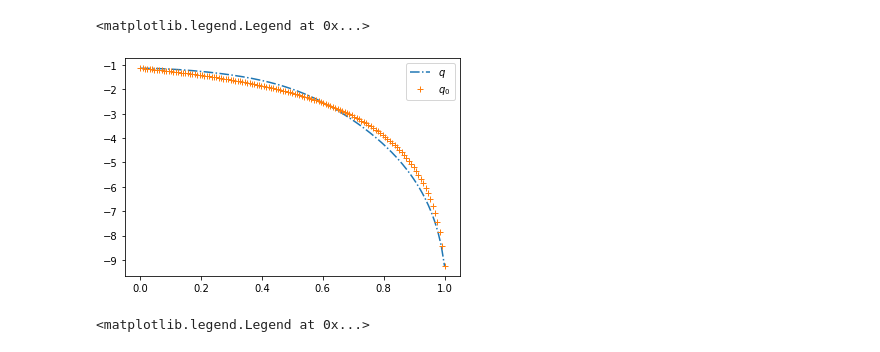
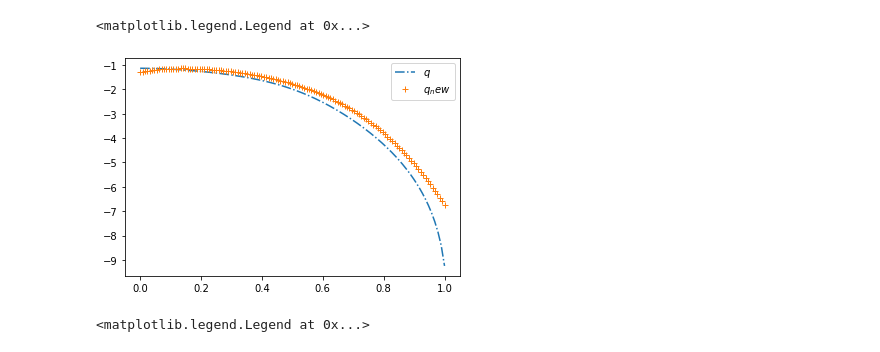
Before and after one commit to fusion-yun/fytok_old, a Jupyter notebook: examples/fytok.ipynb, the cells around one changed output. Cells and saved outputs as stored; diff of their text form; code cells hidden in the pictures.

```diff
--- a/examples/fytok.ipynb
+++ b/examples/fytok.ipynb
@@ -111,11 +113,11 @@ Maximum boundary residual: 0.00e+00
 # %%
 plt.plot(tok.equilibrium.profiles_1d.rho_tor_norm,tok.equilibrium.profiles_1d.q,"-.",label=r"$q$")
-plt.plot(tok.core_profiles.profiles_1d.grid.rho_tor_norm,tok.core_profiles.profiles_1d.q0,"+",label=r"$q_0$")
+plt.plot(tok.core_profiles.profiles_1d.grid.rho_tor_norm,tok.core_profiles.profiles_1d.q,"+",label=r"$q_new$")
 
 plt.legend()
 # %% [output]
 <matplotlib.legend.Legend at 0x...>
-[figure, old version]
+[figure, new version]
 # %%
 rho_tor_norm=tok.core_profiles.profiles_1d.grid.rho_tor_norm
 plt.plot(tok.equilibrium.profiles_1d.rho_tor_norm,tok.equilibrium.profiles_1d.dpsi_drho_tor*tok.equilibrium.profiles_1d.rho_tor[-1],"-",label=r"$\psi$")
```
Also changed, not shown: parts of 8 cells of this notebook, 9 other files.
